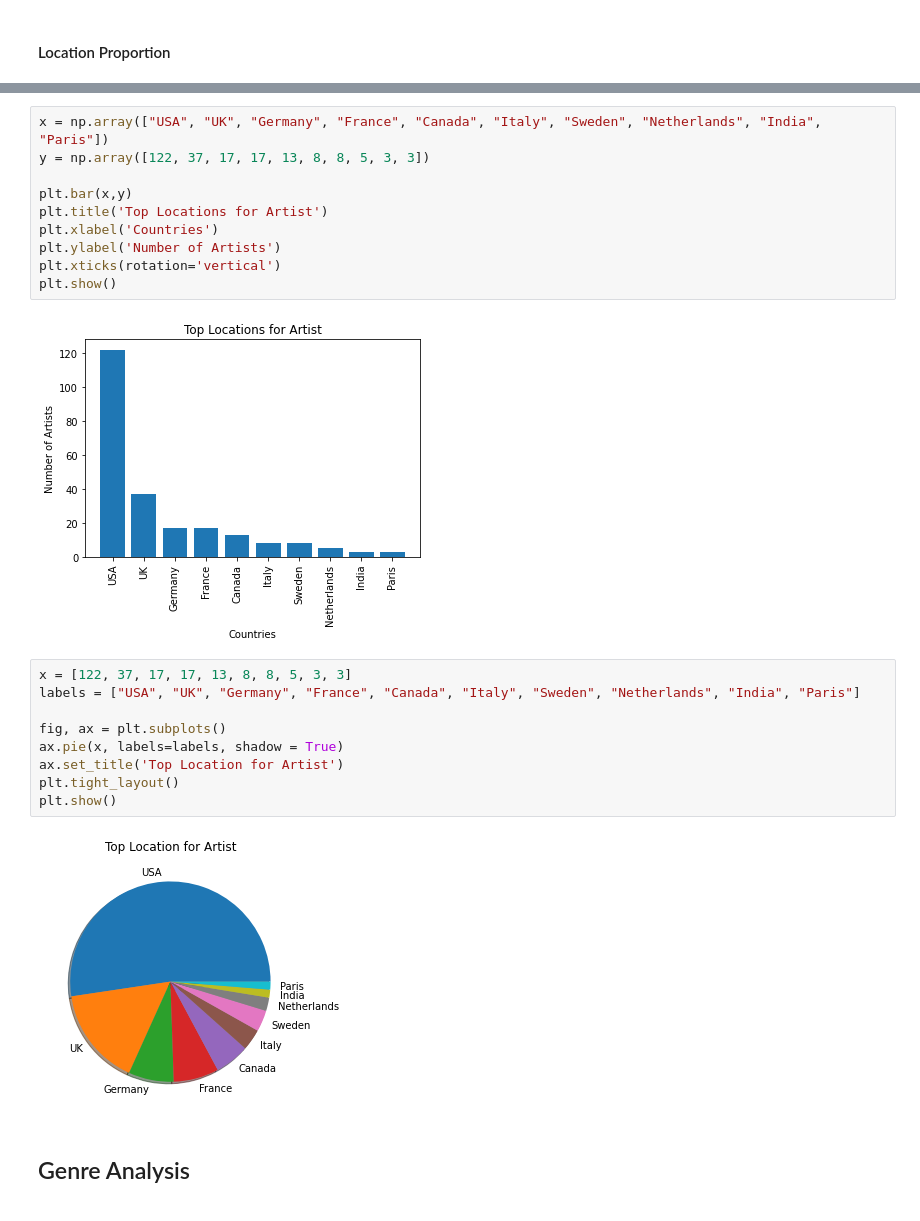
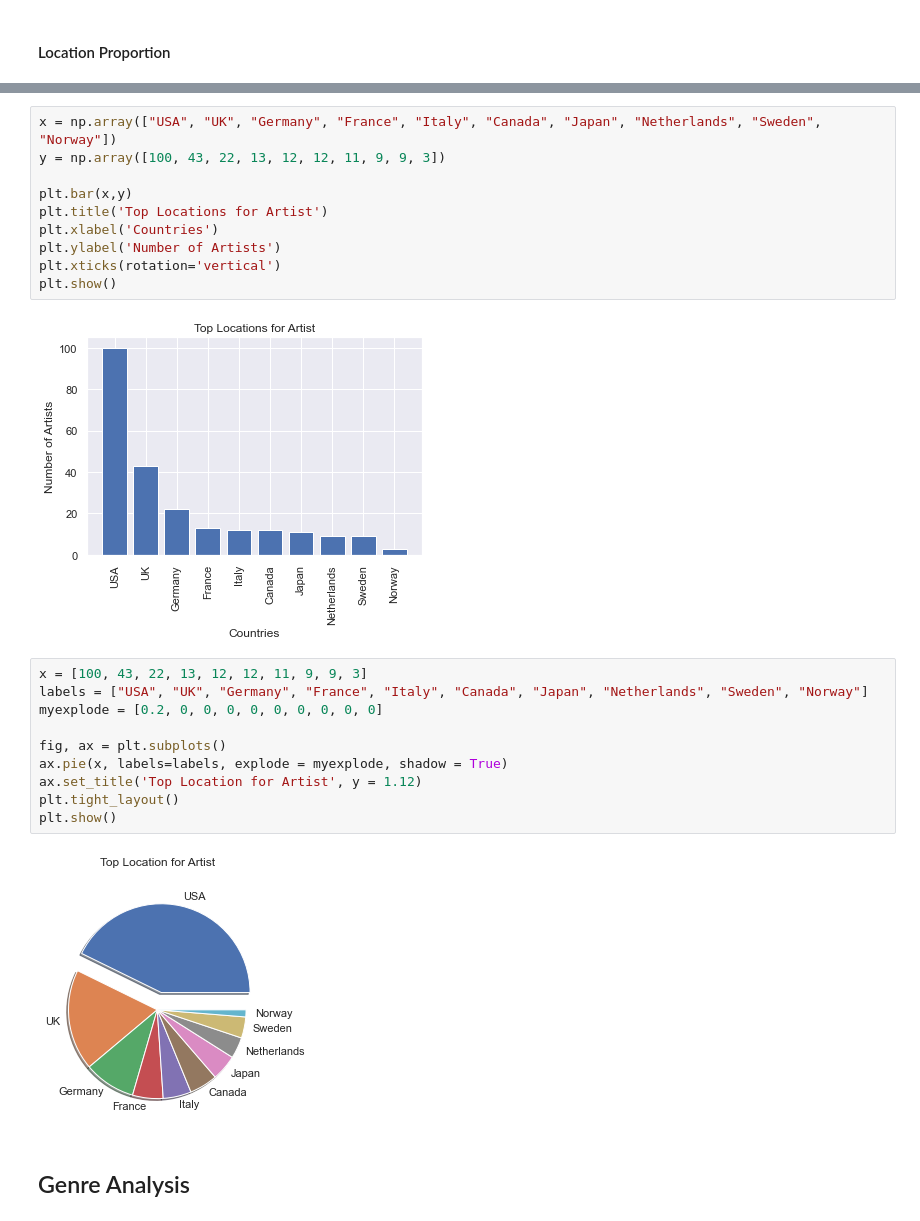
Before and after one commit to existentialplantperson/Week_08_COVID_analysis, a Jupyter notebook: Audio_Data_Update.ipynb, the cells around one changed output, grey strips where cells are left out. Drawn from its saved outputs; the diff is of its cells as text.

Commit message:
updated visuals

```diff
--- a/Audio_Data_Update.ipynb
+++ b/Audio_Data_Update.ipynb
@@ -338,6 +338,6 @@ location_proportion_top10
 # %%
-x = np.array(["USA", "UK", "Germany", "France", "Canada", "Italy", "Sweden", "Netherlands", "India", "Paris"])
-y = np.array([122, 37, 17, 17, 13, 8, 8, 5, 3, 3])
+x = np.array(["USA", "UK", "Germany", "France", "Italy", "Canada", "Japan", "Netherlands", "Sweden", "Norway"])
+y = np.array([100, 43, 22, 13, 12, 12, 11, 9, 9, 3])
 
 plt.bar(x,y)
 plt.title('Top Locations for Artist')
@@ -346,18 +346,19 @@ plt.ylabel('Number of Artists')
 plt.xticks(rotation='vertical')
 plt.show()
 # %% [output]
-[figure, old version]
+[figure, new version]
 # %%
-x = [122, 37, 17, 17, 13, 8, 8, 5, 3, 3]
-labels = ["USA", "UK", "Germany", "France", "Canada", "Italy", "Sweden", "Netherlands", "India", "Paris"]
+x = [100, 43, 22, 13, 12, 12, 11, 9, 9, 3]
+labels = ["USA", "UK", "Germany", "France", "Italy", "Canada", "Japan", "Netherlands", "Sweden", "Norway"]
+myexplode = [0.2, 0, 0, 0, 0, 0, 0, 0, 0, 0]
 
 fig, ax = plt.subplots()
-ax.pie(x, labels=labels, shadow = True)
-ax.set_title('Top Location for Artist')
+ax.pie(x, labels=labels, explode = myexplode, shadow = True)
+ax.set_title('Top Location for Artist', y = 1.12)
 plt.tight_layout()
 plt.show()
 # %% [output]
-[figure, old version]
+[figure, new version]
 # %% [markdown]
 ## Genre Analysis
 # %% [markdown]
```
Also changed, not shown: parts of 23 cells of this notebook.
